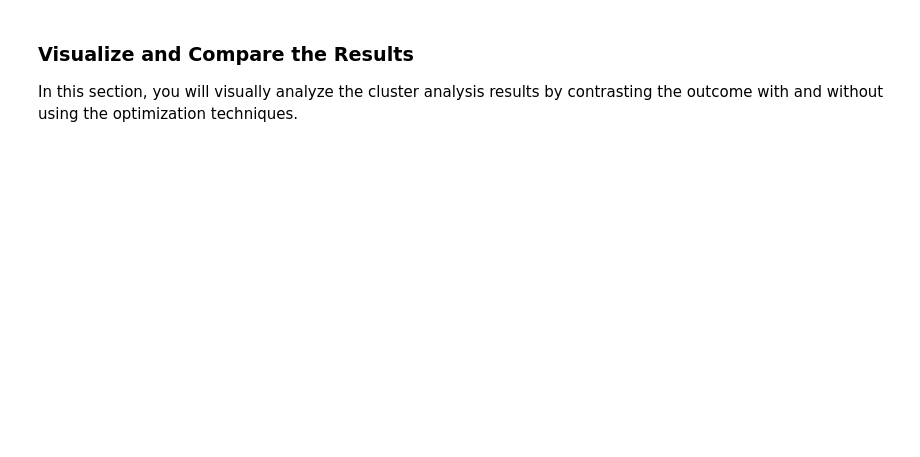
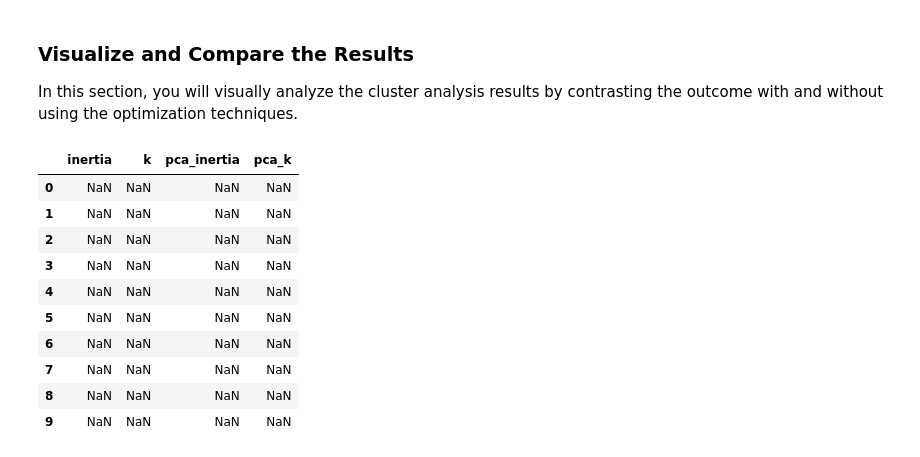
Before and after one commit to jessicabarker51/CryptoClustering, a Jupyter notebook: Crypto_Clustering.ipynb, the cells around one changed output. Cells and saved outputs as stored; diff of their text form; code cells hidden in the pictures; blank space fills up the shorter version.

```diff
--- a/Crypto_Clustering.ipynb
+++ b/Crypto_Clustering.ipynb
@@ -162,12 +225,12 @@ df_market_data_scaled.head()
 # %%
 # Create a new DataFrame with the PCA data.
-
-# Creating a DataFrame with the PCA data
+df_market_data_pca = pd.DataFrame(market_pca_data, columns=["PC1", "PC2","PC3"])
 
 # Copy the crypto names from the original data
-
+df_market_data_pca["coin_id"] = df_market_data.index
 
 # Set the coinid column as index
-
+df_market_data_pca = df_market_data_pca.set_index("coin_id")
 
 # Display sample data
+df_market_data_pca.head()
@@ -177,19 +248,27 @@ df_market_data_scaled.head()
 ### Find the Best Value for k Using the PCA Data
 # %%
 # Create a list with the number of k-values from 1 to 11
+pca_k = list(range(1,11))
 # %%
 # Create an empty list to store the inertia values
-
+pca_inertia = []
 
 # Create a for loop to compute the inertia with each possible value of k
 # Inside the loop:
 # 1. Create a KMeans model using the loop counter for the n_clusters
 # 2. Fit the model to the data using `df_market_data_pca`
 # 3. Append the model.inertia_ to the inertia list
+for i in pca_k:
+    pca_kmodel = KMeans(n_clusters = i, random_state = 0)
+    pca_kmodel.fit(df_market_data_pca)
+    pca_inertia.append(pca_kmodel.inertia_)
 # %%
+
 # Create a dictionary with the data to plot the Elbow curve
+pca_elbow_data = {"pca_k": pca_k, "pca_inertia": pca_inertia}
 
 # Create a DataFrame with the data to plot the Elbow curve
+pca_df_elbow = pd.DataFrame(pca_elbow_data)
 # %%
 # Plot a line chart with all the inertia values computed with
 # the different values of k to visually identify the optimal value for k.
@@ -234,3 +348,17 @@ df_market_data_scaled.head()
 In this section, you will visually analyze the cluster analysis results by contrasting the outcome with and without using the optimization techniques.
 # %%
 # Composite plot to contrast the Elbow curves
+composite_plot = elbow_data + pca_df_elbow
+composite_plot
+# %% [output]
+|  | inertia | k | pca_inertia | pca_k |
+| 0 | NaN | NaN | NaN | NaN |
+| 1 | NaN | NaN | NaN | NaN |
+| 2 | NaN | NaN | NaN | NaN |
+| 3 | NaN | NaN | NaN | NaN |
+| 4 | NaN | NaN | NaN | NaN |
+| 5 | NaN | NaN | NaN | NaN |
+| 6 | NaN | NaN | NaN | NaN |
+| 7 | NaN | NaN | NaN | NaN |
+| 8 | NaN | NaN | NaN | NaN |
+| 9 | NaN | NaN | NaN | NaN |
```
Also changed, not shown: parts of 28 cells of this notebook, 1 other file.
